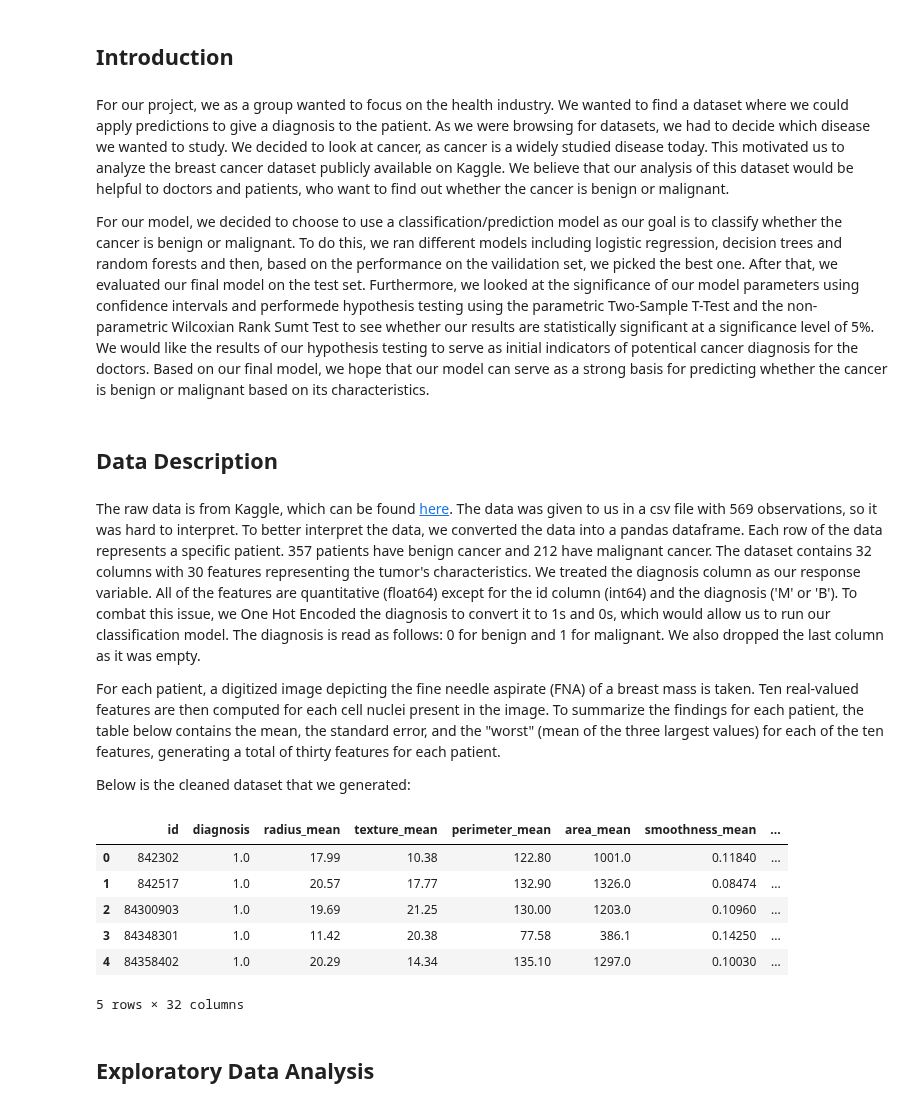
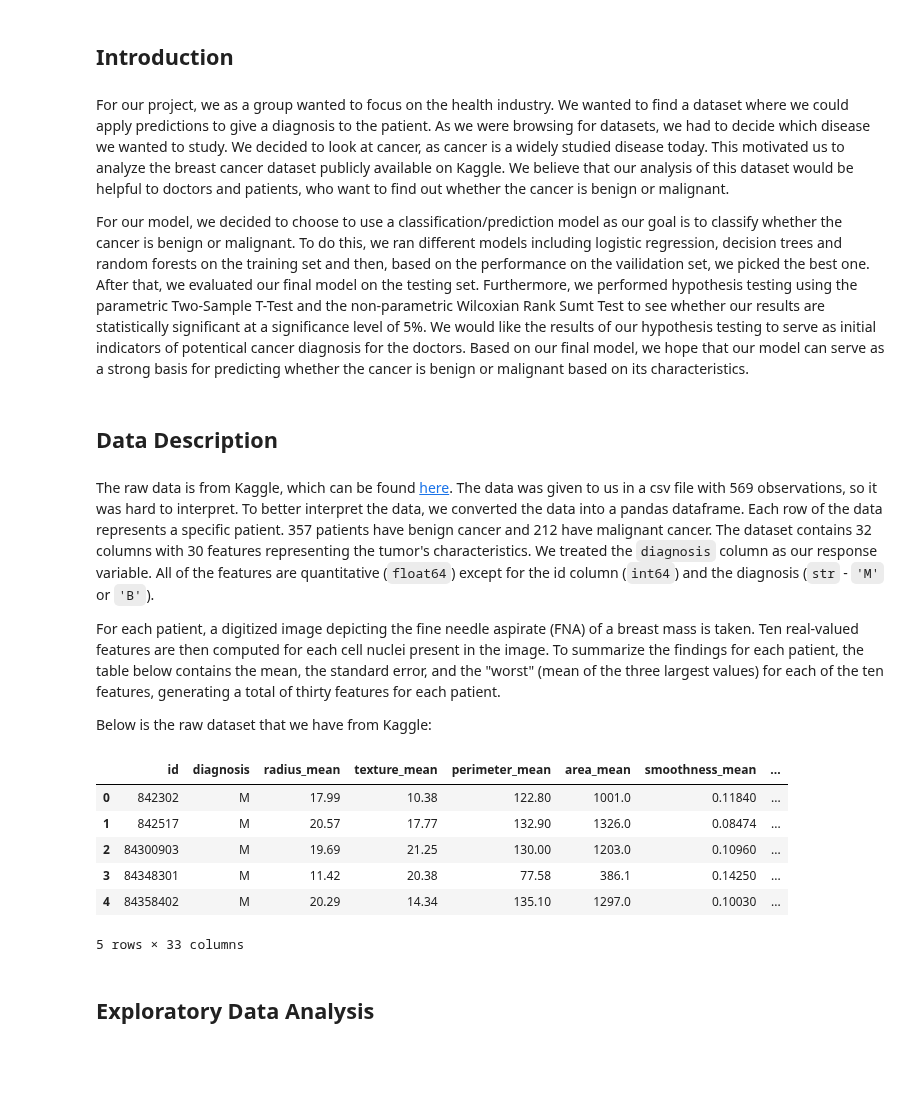
Before and after one commit to UCB-stat-159-s22/hw07-Group26, a Jupyter notebook: main.ipynb, the cells around one changed output. Drawn from its saved outputs; the diff is of its cells as text; code cells hidden in the pictures; blank space fills up the shorter version.

```diff
--- a/main.ipynb
+++ b/main.ipynb
@@ -5,59 +11,26 @@
 # %% [markdown]
 For our project, we as a group wanted to focus on the health industry. We wanted to find a dataset where we could apply predictions to give a diagnosis to the patient. As we were browsing for datasets, we had to decide which disease we wanted to study. We decided to look at cancer, as cancer is a widely studied disease today. This motivated us to analyze the breast cancer dataset publicly available on Kaggle. We believe that our analysis of this dataset would be helpful to doctors and patients, who want to find out whether the cancer is benign or malignant.
 
-For our model, we decided to choose to use a classification/prediction model as our goal is to classify whether the cancer is benign or malignant. To do this, we ran different models including logistic regression, decision trees and random forests and then, based on the performance on the vailidation set, we picked the best one. After that, we evaluated our final model on the test set. Furthermore, we looked at the significance of our model parameters using confidence intervals and performede hypothesis testing using the parametric Two-Sample T-Test and the non-parametric Wilcoxian Rank Sumt Test to see whether our results are statistically significant at a significance level of 5%. We would like the results of our hypothesis testing to serve as initial indicators of potentical cancer diagnosis for the doctors. Based on our final model, we hope that our model can serve as a strong basis for predicting whether the cancer is benign or malignant based on its characteristics.
+For our model, we decided to choose to use a classification/prediction model as our goal is to classify whether the cancer is benign or malignant. To do this, we ran different models including logistic regression, decision trees and random forests on the training set and then, based on the performance on the vailidation set, we picked the best one. After that, we evaluated our final model on the testing set. Furthermore, we performed hypothesis testing using the parametric Two-Sample T-Test and the non-parametric Wilcoxian Rank Sumt Test to see whether our results are statistically significant at a significance level of 5%. We would like the results of our hypothesis testing to serve as initial indicators of potentical cancer diagnosis for the doctors. Based on our final model, we hope that our model can serve as a strong basis for predicting whether the cancer is benign or malignant based on its characteristics.
 # %% [markdown]
 ## Data Description
 # %% [markdown]
-The raw data is from Kaggle, which can be found [here](https://www.kaggle.com/datasets/uciml/breast-cancer-wisconsin-data). The data was given to us in a csv file with 569 observations, so it was hard to interpret. To better interpret the data, we converted the data into a pandas dataframe. Each row of the data represents a specific patient. 357 patients have benign cancer and 212 have malignant cancer. The dataset contains 32 columns with 30 features representing the tumor's characteristics. We treated the diagnosis column as our response variable. All of the features are quantitative (float64) except for the id column (int64) and the diagnosis ('M' or 'B').  To combat this issue, we One Hot Encoded the diagnosis to convert it to 1s and 0s, which would allow us to run our classification model. The diagnosis is read as follows: 0 for benign and 1 for malignant. We also dropped the last column as it was empty.
+The raw data is from Kaggle, which can be found [here](https://www.kaggle.com/datasets/uciml/breast-cancer-wisconsin-data). The data was given to us in a csv file with 569 observations, so it was hard to interpret. To better interpret the data, we converted the data into a pandas dataframe. Each row of the data represents a specific patient. 357 patients have benign cancer and 212 have malignant cancer. The dataset contains 32 columns with 30 features representing the tumor's characteristics. We treated the `diagnosis` column as our response variable. All of the features are quantitative (`float64`) except for the id column (`int64`) and the diagnosis (`str` - `'M'` or `'B'`).
 
 For each patient, a digitized image depicting the fine needle aspirate (FNA) of a breast mass is taken. Ten real-valued features are then computed for each cell nuclei present in the image. To summarize the findings for each patient, the table below contains the mean, the standard error, and the "worst" (mean of the three largest values) for each of the ten features, generating a total of thirty features for each patient.
 
-Below is the cleaned dataset that we generated:
+Below is the raw dataset that we have from Kaggle:
 # %%
-import pandas as pd
-import matplotlib.pyplot as plt
-import matplotlib.image as mpimg
-from matplotlib import rcParams
-
-# define a function to help plot metrics
-def plot_three_metrics_horizontally(file_list):
-    """
-    Display confusion matrix, Precision Recall curve, and ROC curve horizontally
-    ---
-    Arguments:
-    file_list (list): a list includes file names of confusion matrix, Precision and Recall curve, and ROC curve figures in order
-
-    Returns:
-    three horizontally displayed images
-    """
-    # figure size in inches optional
-    rcParams['figure.figsize'] = 30 ,8
-
-    # read images
-    img_cm = mpimg.imread(file_list[0])
-    img_prc = mpimg.imread(file_list[1])
-    img_roc =  mpimg.imread(file_list[2])
-
-    # display images
-    fig, ax = plt.subplots(1,3)
-    ax[0].imshow(img_cm)
-    ax[1].imshow(img_prc)
-    ax[2].imshow(img_roc)
-    ax[0].axis('off')
-    ax[1].axis('off')
-    ax[2].axis('off');
-
-data = pd.read_csv('data/clean.csv')
-data.head()
+raw_data = pd.read_csv('data/raw_data.csv')
+raw_data.head()
 # %% [output]
 |  | id | diagnosis | radius_mean | texture_mean | perimeter_mean | area_mean | smoothness_mean | ... |
-| 0 | 842302 | 1.0 | 17.99 | 10.38 | 122.80 | 1001.0 | 0.11840 | ... |
-| 1 | 842517 | 1.0 | 20.57 | 17.77 | 132.90 | 1326.0 | 0.08474 | ... |
-| 2 | 84300903 | 1.0 | 19.69 | 21.25 | 130.00 | 1203.0 | 0.10960 | ... |
-| 3 | 84348301 | 1.0 | 11.42 | 20.38 | 77.58 | 386.1 | 0.14250 | ... |
-| 4 | 84358402 | 1.0 | 20.29 | 14.34 | 135.10 | 1297.0 | 0.10030 | ... |
+| 0 | 842302 | M | 17.99 | 10.38 | 122.80 | 1001.0 | 0.11840 | ... |
+| 1 | 842517 | M | 20.57 | 17.77 | 132.90 | 1326.0 | 0.08474 | ... |
+| 2 | 84300903 | M | 19.69 | 21.25 | 130.00 | 1203.0 | 0.10960 | ... |
+| 3 | 84348301 | M | 11.42 | 20.38 | 77.58 | 386.1 | 0.14250 | ... |
+| 4 | 84358402 | M | 20.29 | 14.34 | 135.10 | 1297.0 | 0.10030 | ... |
-5 rows × 32 columns
+5 rows × 33 columns
 # %% [markdown]
 ## Exploratory Data Analysis
 # %% [markdown]
```
Also changed, not shown: parts of 34 cells of this notebook, 26 other files.
